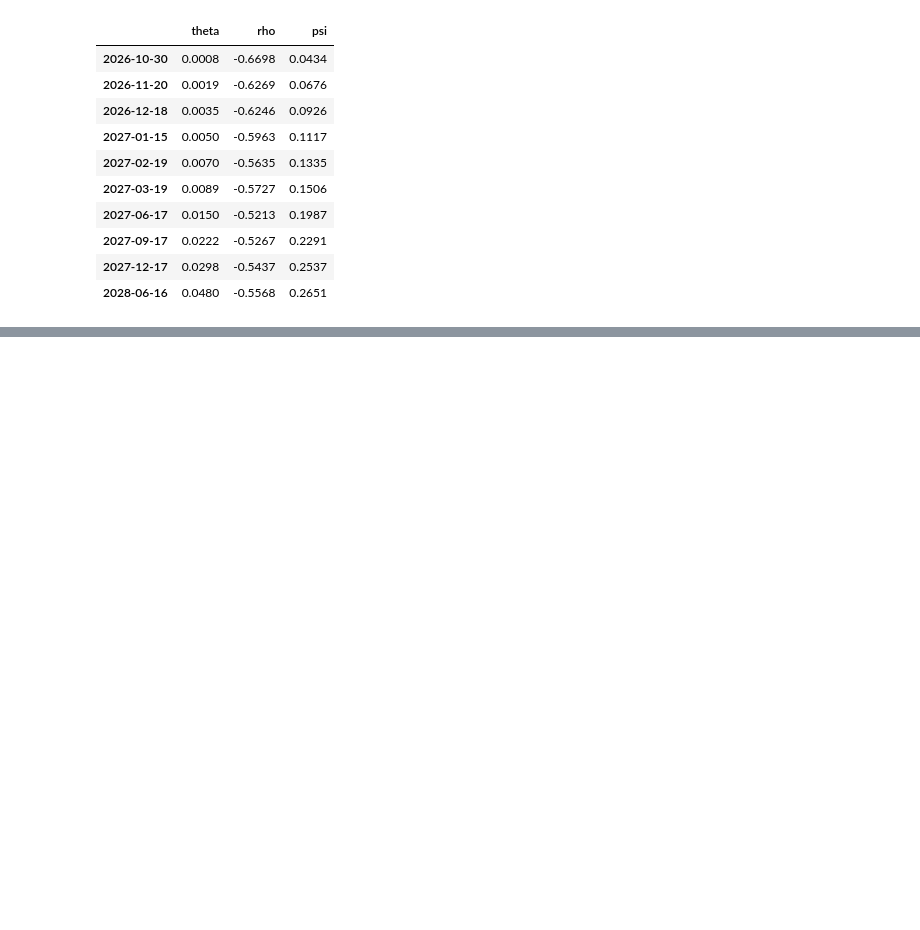
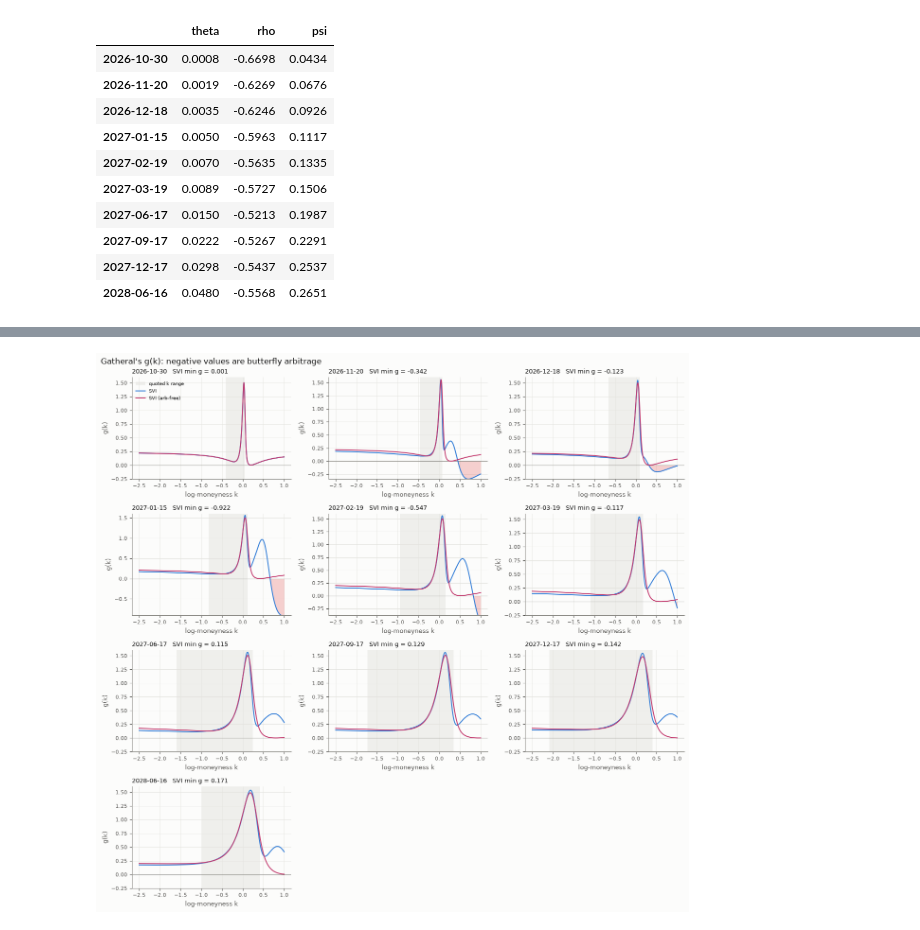
Before and after one commit to Tharun-Maheswararao/vol-surface-arbitrage, a Jupyter notebook: notebooks/analysis.ipynb, the cells around one changed output, grey strips where cells are left out. Drawn from its saved outputs; the diff is of its cells as text; code cells hidden in the pictures; blank space fills up the shorter version.

```diff
--- a/notebooks/analysis.ipynb
+++ b/notebooks/analysis.ipynb
@@ -224,0 +233,4 @@ pd.DataFrame({"theta": essvi["thetas"], "rho": essvi["rhos"], "psi": essvi["psis
+# %%
+P.g_figure(res, ("svi", "svi_arbfree"));
+# %% [output]
+[figure, added]
```
Also changed, not shown: parts of 9 cells of this notebook, 49 other files.
